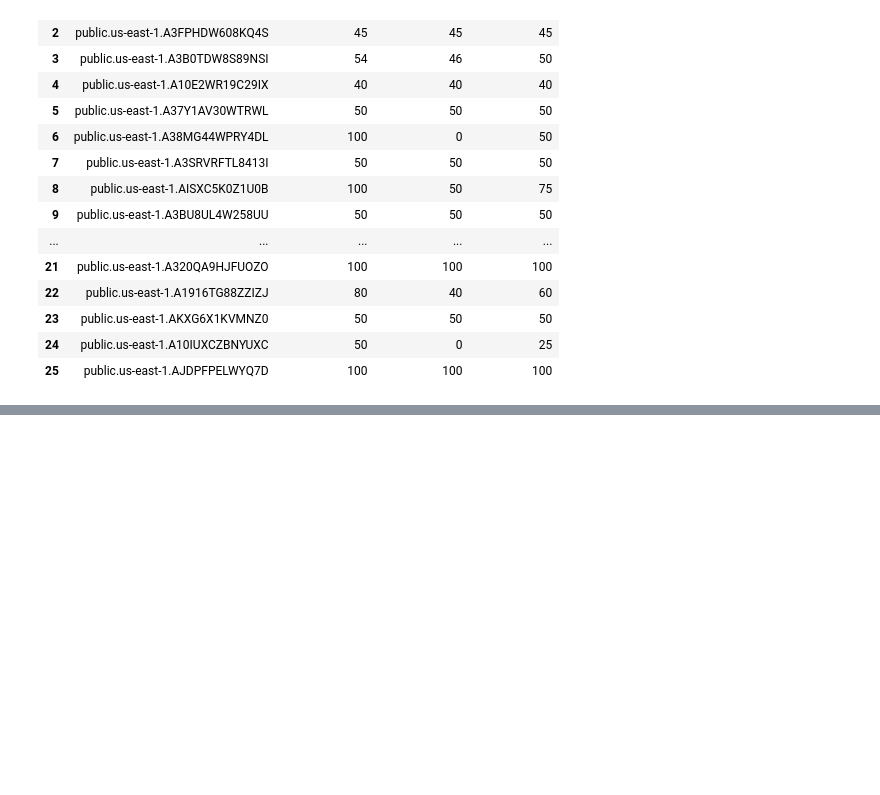
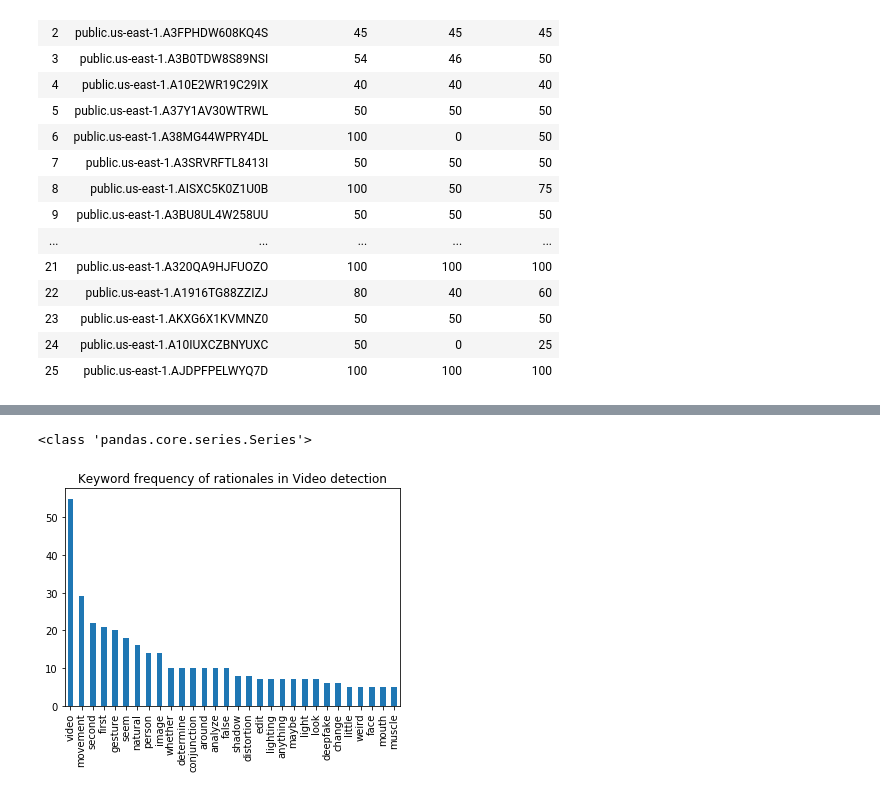
Before and after one commit to suhasdara/Deepfake-Detection, a Jupyter notebook: analysis.ipynb, the cells around one changed output, grey strips where cells are left out. Saved outputs shown, nothing was run; the diff lists cells and outputs as text; code cells hidden in the pictures; blank space fills up the shorter version.

```diff
--- a/analysis.ipynb
+++ b/analysis.ipynb
@@ -359,0 +495,16 @@ Videos annotator agreement: 0.4087
+# %%
+df = pd.DataFrame({'freq': video_data_full})
+df.groupby('freq', as_index=False).size()
+#display(df)
+pp = df.freq.str.split(expand=True).stack().value_counts()
+#display(pp[:25])
+pp = pp[:30]
+print(type(pp))
+#pp.groupby('freq', as_index=False).size().plot(kind='bar')
+#plt.show()
+#p = plt.plot(pp.values, pp.index)
+pp.plot.bar(rot=90, title="Keyword frequency of rationales in Video detection")
+plt.show()
+# %% [output]
+<class 'pandas.core.series.Series'>
+[figure, added]
```
Also changed, not shown: parts of 20 cells of this notebook.
